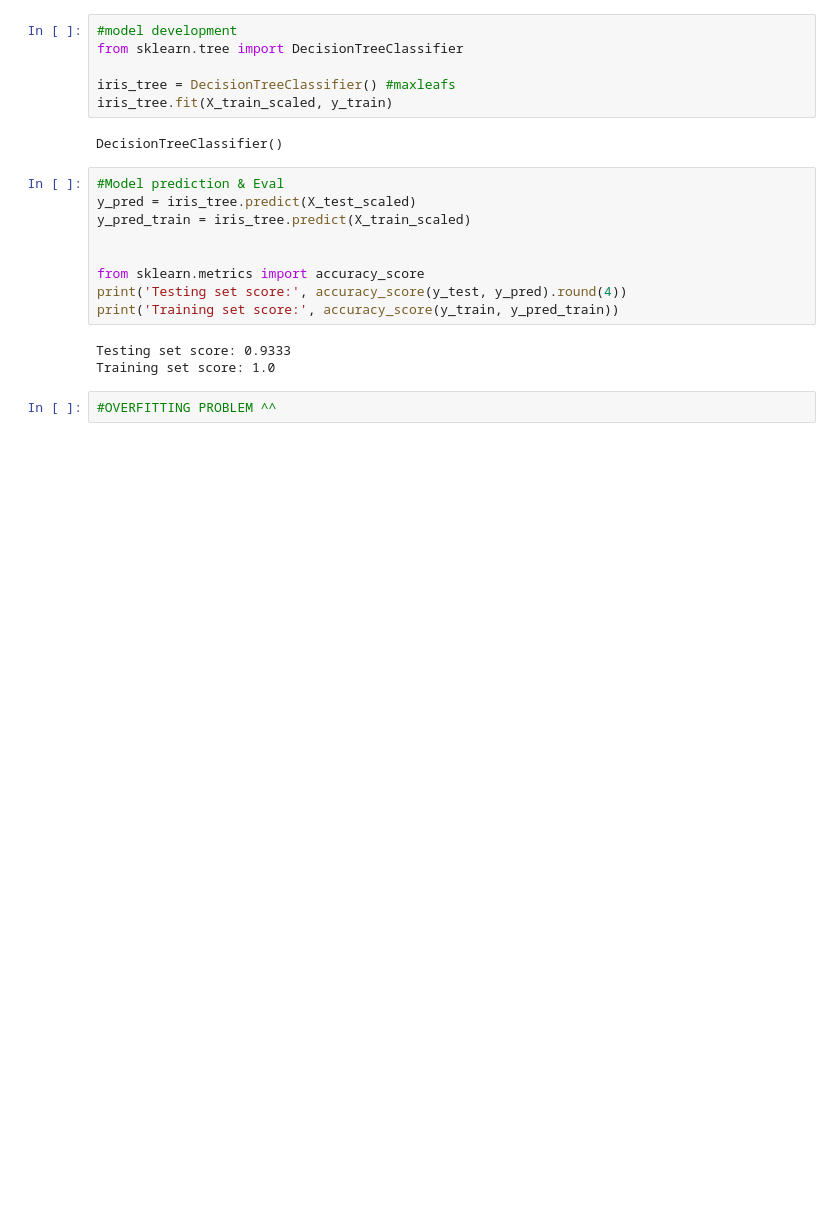
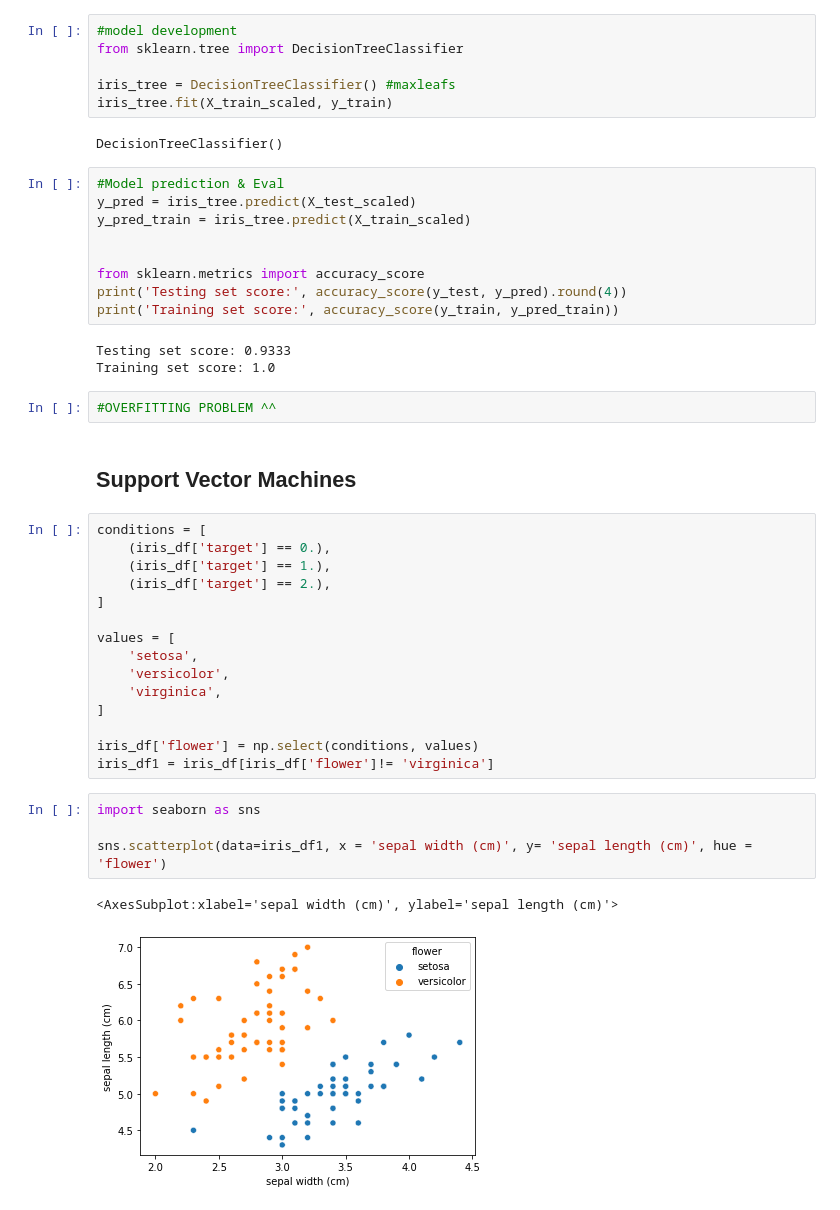
Before and after one commit to Skahlon7/ML-Application, a Jupyter notebook: Iris.ipynb, the cells around one changed output. Drawn from its saved outputs; the diff is of its cells as text; blank space fills up the shorter version.

```diff
--- a/Iris.ipynb
+++ b/Iris.ipynb
@@ -290,3 +290,27 @@ Testing set score: 0.9333
 Training set score: 1.0
 # %%
 #OVERFITTING PROBLEM ^^
+# %% [markdown]
+## Support Vector Machines
+# %%
+conditions = [
+    (iris_df['target'] == 0.),
+    (iris_df['target'] == 1.),
+    (iris_df['target'] == 2.),
+]
+
+values = [
+    'setosa',
+    'versicolor',
+    'virginica',
+]
+
+iris_df['flower'] = np.select(conditions, values)
+iris_df1 = iris_df[iris_df['flower']!= 'virginica']
+# %%
+import seaborn as sns
+
+sns.scatterplot(data=iris_df1, x = 'sepal width (cm)', y= 'sepal length (cm)', hue = 'flower')
+# %% [output]
+<AxesSubplot:xlabel='sepal width (cm)', ylabel='sepal length (cm)'>
+[figure, added]
```
Also changed, not shown: 1 other file.
